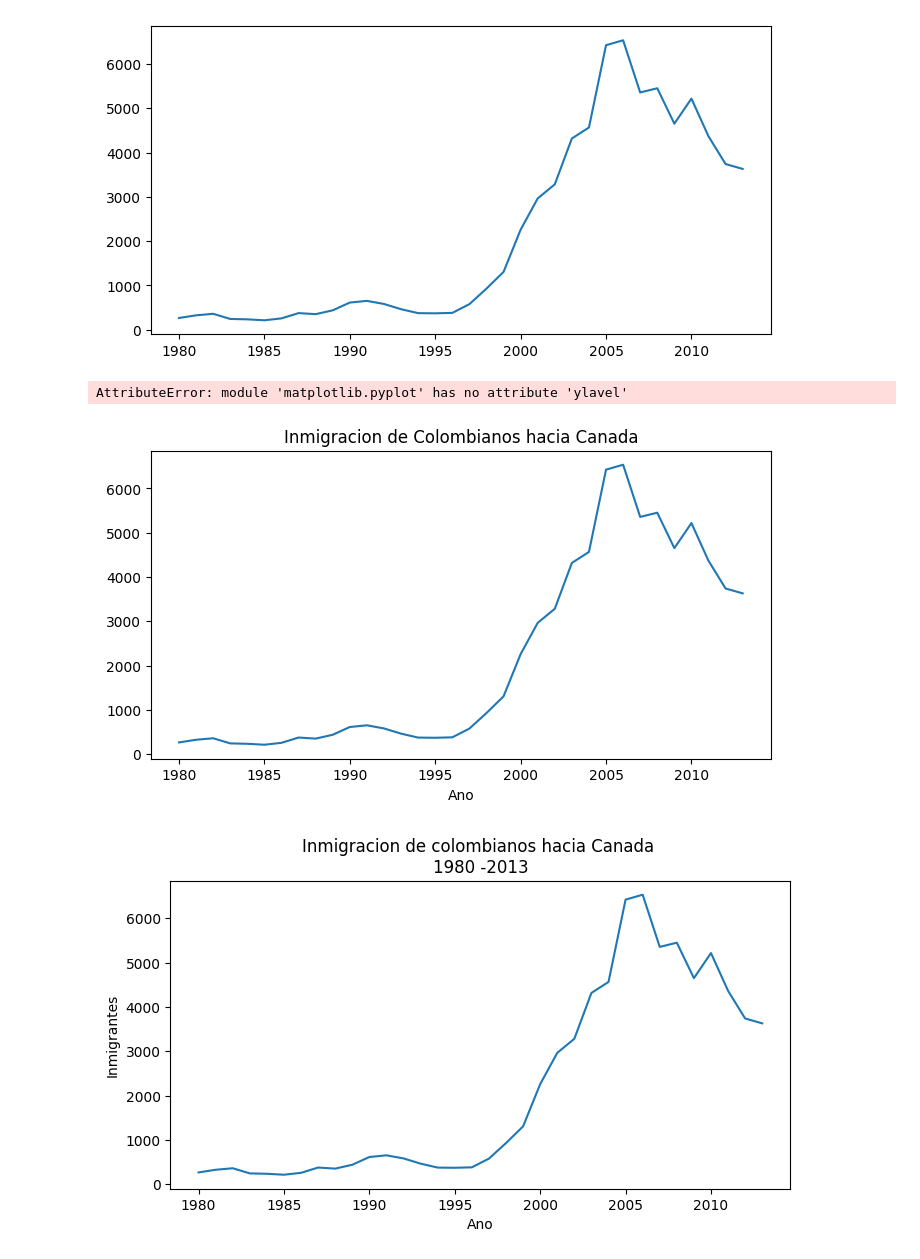
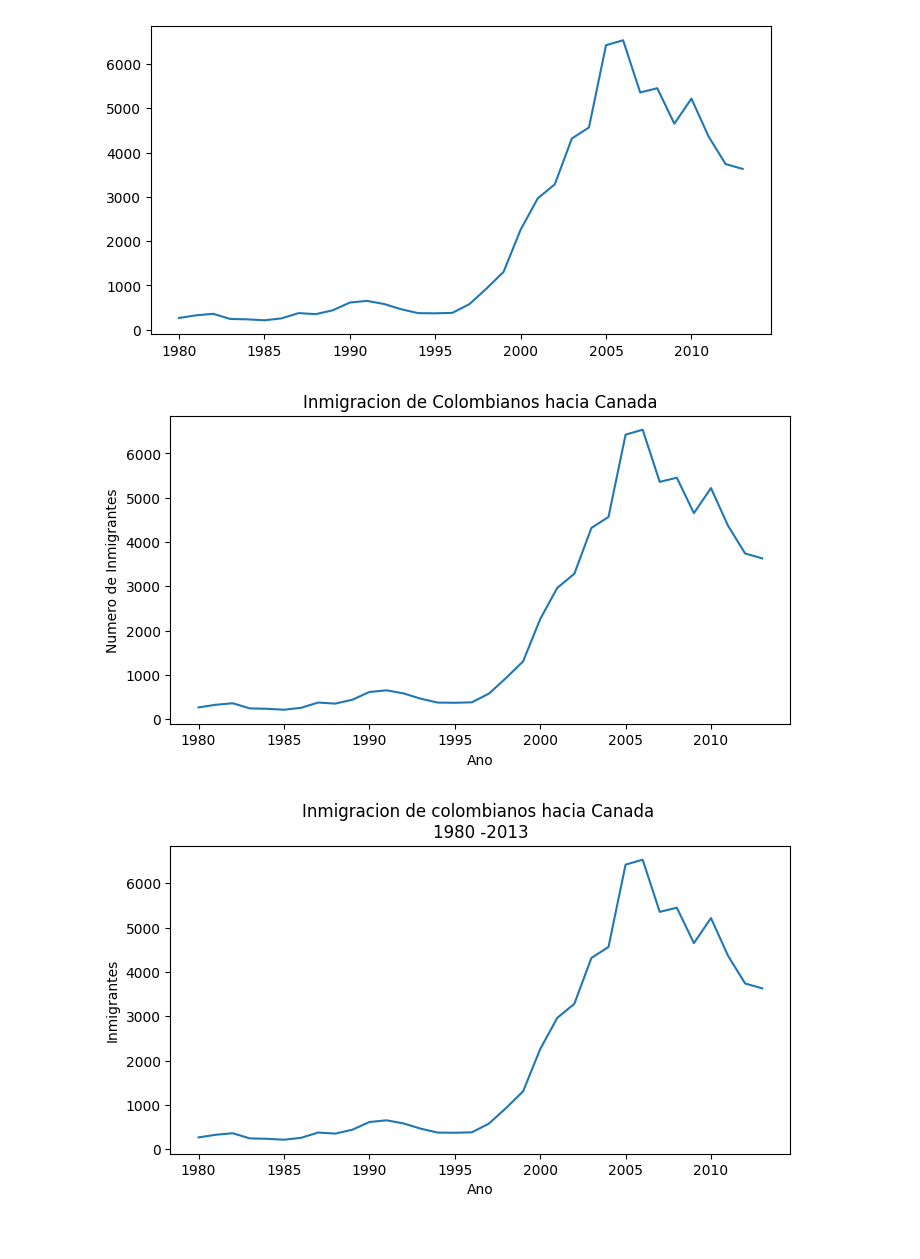
Before and after one commit to TheRealMrR/One_SegundaParte, a Jupyter notebook: visualizacion_de_datos_con_python.ipynb, the cells around one changed output. Drawn from its saved outputs; the diff is of its cells as text; code cells hidden in the pictures.

```diff
--- a/visualizacion_de_datos_con_python.ipynb
+++ b/visualizacion_de_datos_con_python.ipynb
@@ -125,14 +125,13 @@ plt.show()
 # %%
 plt.figure(figsize=(8,4))
 plt.plot(datos_col['Ano'],datos_col['Inmigrantes'])
 plt.xticks(['1980','1985','1990','1995','2000','2005','2010'])
 plt.title('Inmigracion de Colombianos hacia Canada')
 plt.xlabel('Ano')
-plt.ylavel('Numero de Inmigrantes')
+plt.ylabel('Numero de Inmigrantes')
 plt.show()
 # %% [output]
-AttributeError: module 'matplotlib.pyplot' has no attribute 'ylavel'
-[figure, old version]
+[figure, new version]
 # %%
 fig, ax = plt.subplots(figsize = (8,4))
 ax.plot(datos_col['Ano'],datos_col['Inmigrantes'])
```
Also changed, not shown: parts of 1 cell of this notebook.
